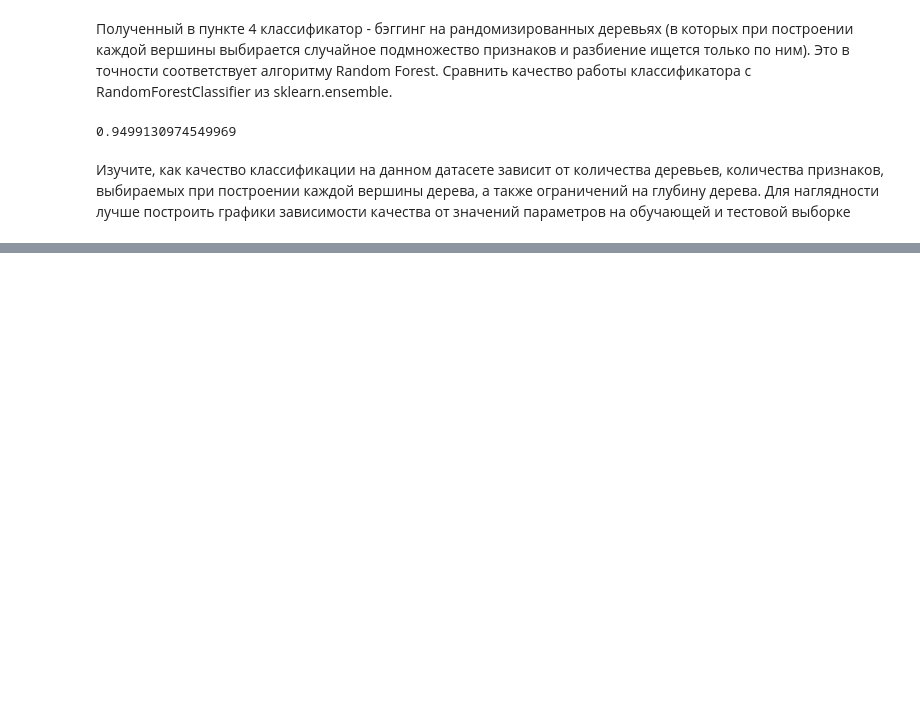
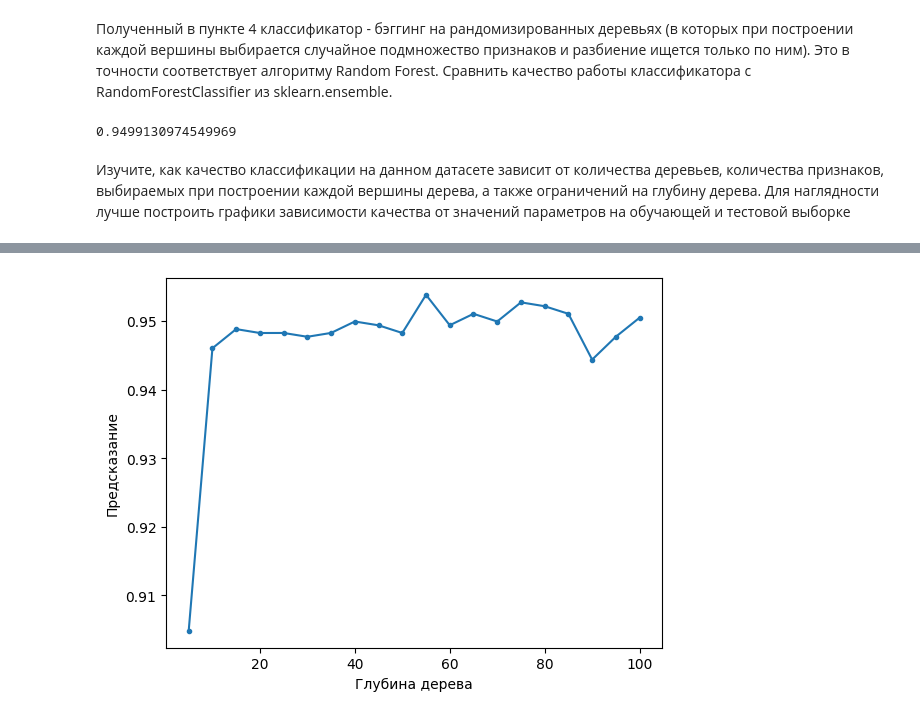
Before and after one commit to serpak946/recommendation_systems, a Jupyter notebook: Lab3/Сергей Звинаревский - Лабораторная работа 3.ipynb, the cells around one changed output, grey strips where cells are left out. Drawn from its saved outputs; the diff is of its cells as text; code cells hidden in the pictures; blank space fills up the shorter version.

```diff
--- a/Lab3/Сергей Звинаревский - Лабораторная работа 3.ipynb
+++ b/Lab3/Сергей Звинаревский - Лабораторная работа 3.ipynb
@@ -86,0 +121,15 @@ np.mean(cross_val_score(rf, X, y, cv=10))
+# %%
+score = []
+depth = list(range(5, 101, 5))
+for i in depth:
+    rf1 = RandomForestClassifier(n_estimators=100, max_depth=i)
+    rf1.fit(X_train, y_train)
+    score.append(cross_val_score(rf1, X, y, cv=10))
+score = np.asmatrix(score)
+
+plt.plot(depth, score.mean(axis=1), marker='.')
+plt.xlabel('Глубина дерева')
+plt.ylabel('Предсказание')
+plt.show()
+# %% [output]
+[figure, added]
```
Also changed, not shown: parts of 9 cells of this notebook, 2 other files.
